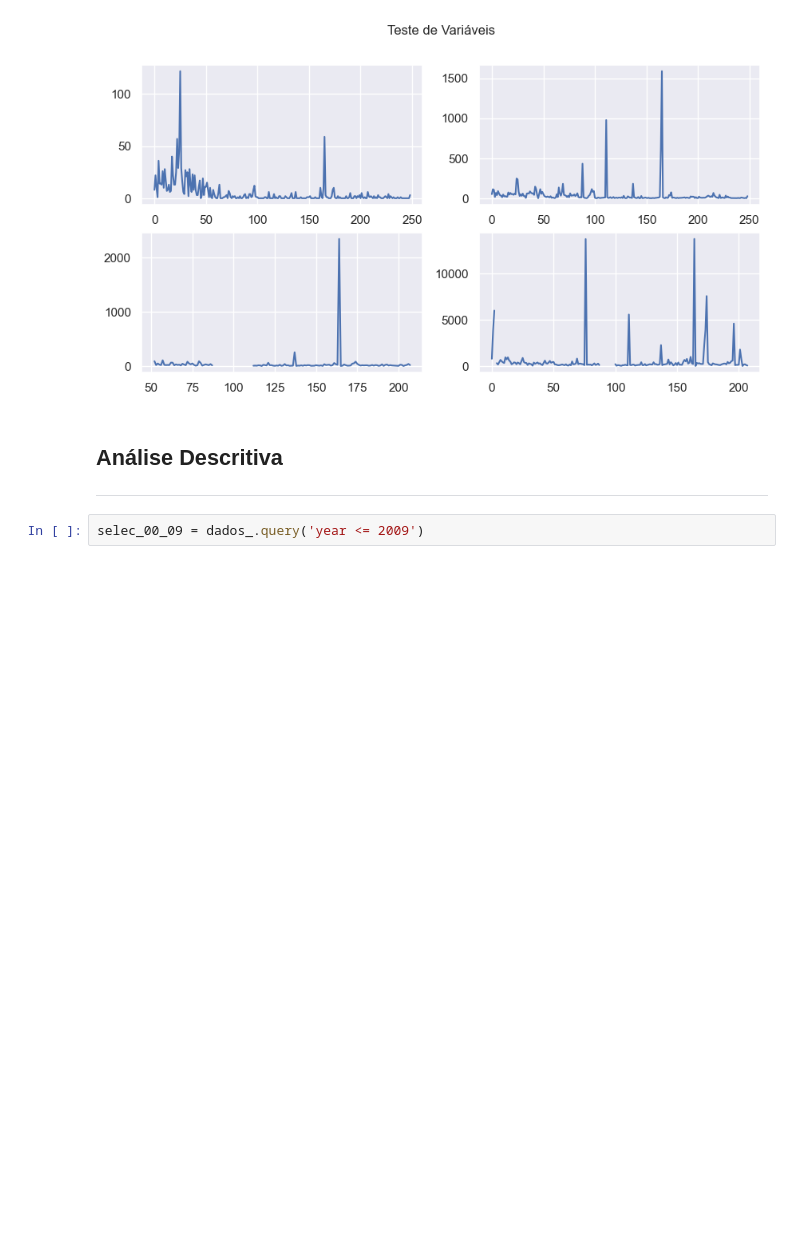
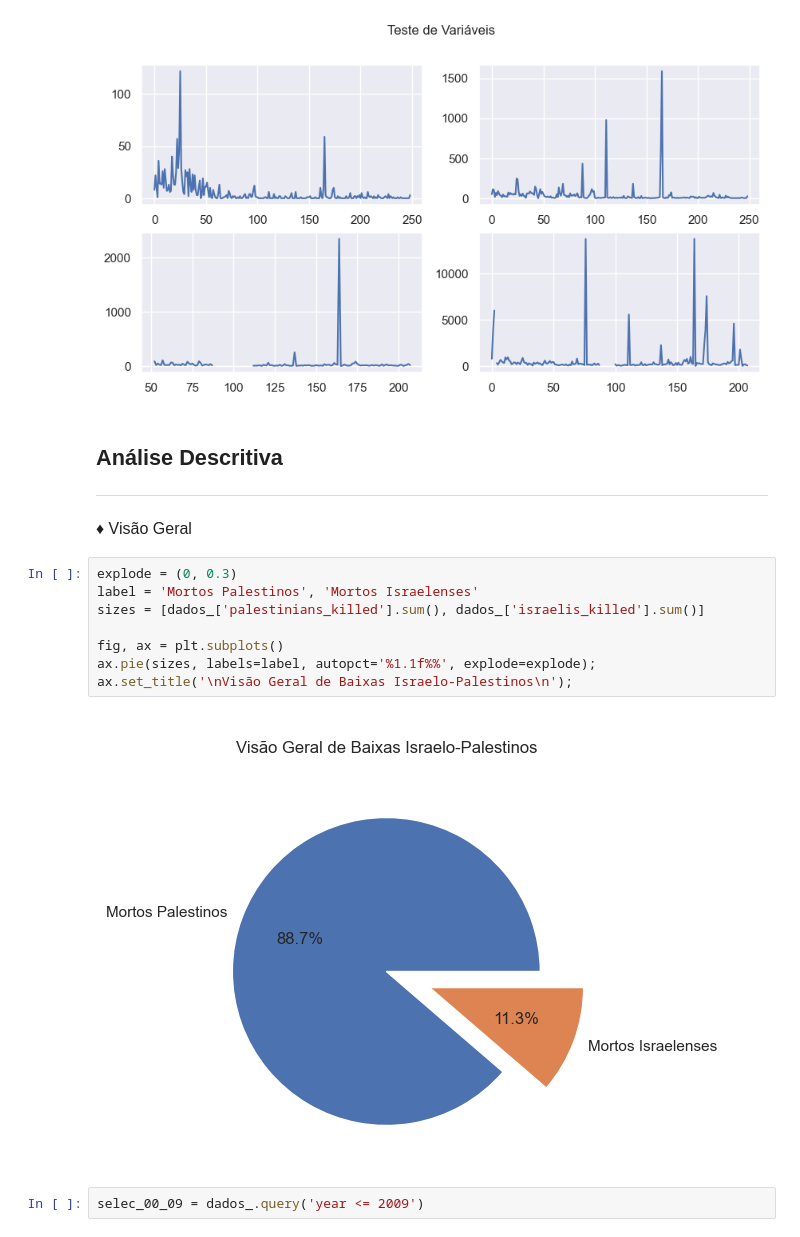
Before and after one commit to henriquecarvalho-maker/Conflito-israelo-palestino, a Jupyter notebook: análise_dos_mortos_e_feridos_no_conflito_entre_palestinos_e_israelitas.ipynb, the cells around one changed output. Saved outputs shown, nothing was run; the diff lists cells and outputs as text; blank space fills up the shorter version.

```diff
--- a/análise_dos_mortos_e_feridos_no_conflito_entre_palestinos_e_israelitas.ipynb
+++ b/análise_dos_mortos_e_feridos_no_conflito_entre_palestinos_e_israelitas.ipynb
@@ -185,6 +185,18 @@ ax4.plot(dados_['palestinians_injuries'])
 # %% [markdown]
 <h2>Análise Descritiva</h2>
 <hr>
+
+<p style='font-size: 16px;'>&diams; Visão Geral</p>
+# %%
+explode = (0, 0.3)
+label = 'Mortos Palestinos', 'Mortos Israelenses'
+sizes = [dados_['palestinians_killed'].sum(), dados_['israelis_killed'].sum()]
+
+fig, ax = plt.subplots()
+ax.pie(sizes, labels=label, autopct='%1.1f%%', explode=explode);
+ax.set_title('\nVisão Geral de Baixas Israelo-Palestinos\n');
+# %% [output]
+[figure, added]
 # %%
 selec_00_09 = dados_.query('year <= 2009')
 # %%
```
Also changed, not shown: parts of 6 cells of this notebook.
